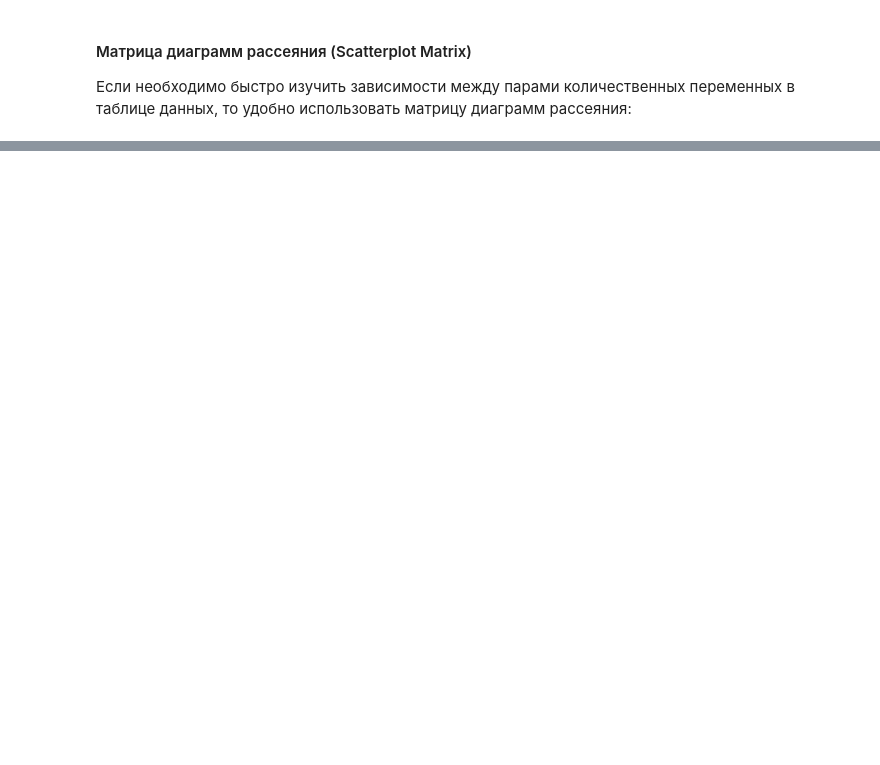
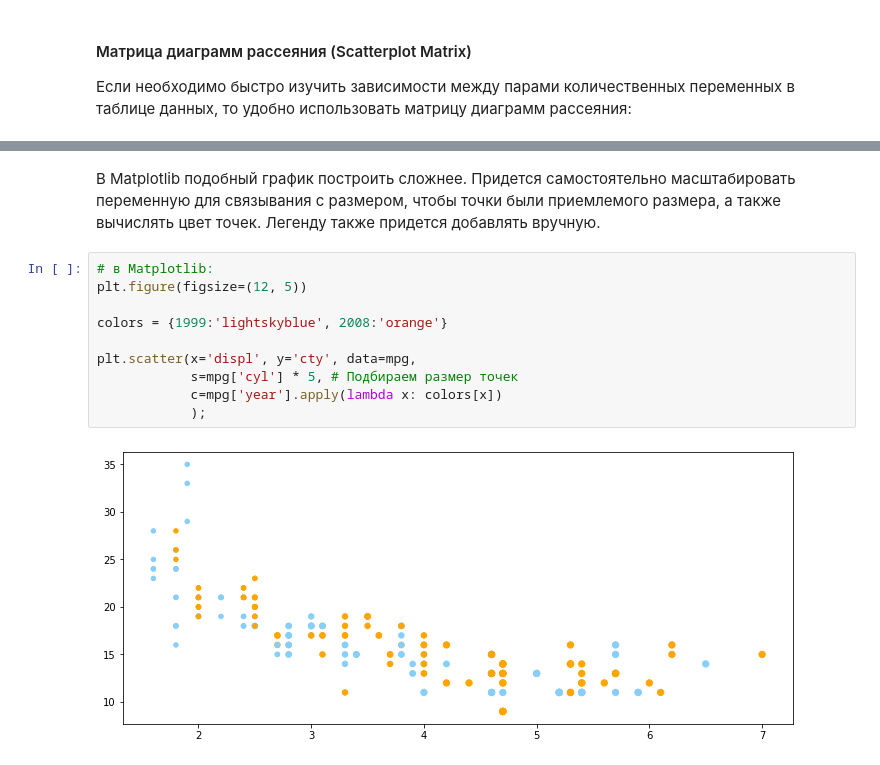
Before and after one commit to postlogist/python-ds, a Jupyter notebook: EDA/02_multivariate_eda.ipynb, the cells around one changed output, grey strips where cells are left out. Saved outputs shown, nothing was run; the diff lists cells and outputs as text; blank space fills up the shorter version.

```diff
--- a/EDA/02_multivariate_eda.ipynb
+++ b/EDA/02_multivariate_eda.ipynb
@@ -1068,0 +1078,14 @@ plt.scatter(x='displ', y='cty', c='cyl', s='hwy', data=mpg);
+# %% [markdown]
+В Matplotlib подобный график построить сложнее. Придется самостоятельно масштабировать переменную для связывания с размером, чтобы точки были приемлемого размера, а также вычислять цвет точек. Легенду также придется добавлять вручную.
+# %%
+# в Matplotlib:
+plt.figure(figsize=(12, 5))
+
+colors = {1999:'lightskyblue', 2008:'orange'}
+
+plt.scatter(x='displ', y='cty', data=mpg,
+            s=mpg['cyl'] * 5, # Подбираем размер точек
+            c=mpg['year'].apply(lambda x: colors[x])
+            );
+# %% [output]
+[figure, added]
```
Also changed, not shown: parts of 34 cells of this notebook.
